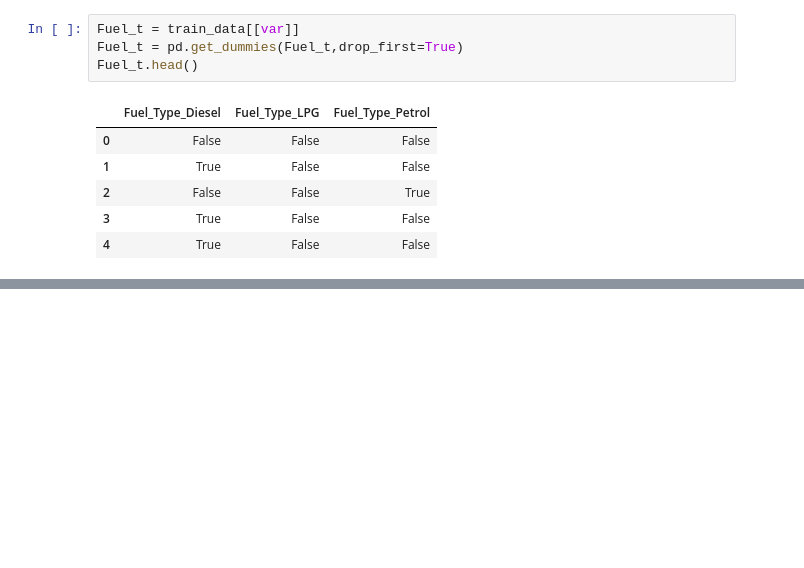
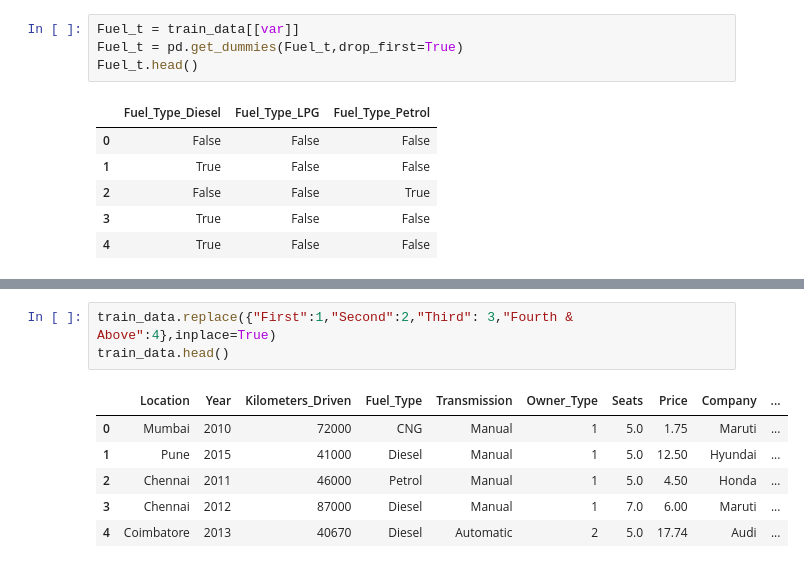
Before and after one commit to itssahilwhat/WorthWheels, a Jupyter notebook: main.ipynb, the cells around one changed output, grey strips where cells are left out. Saved outputs shown, nothing was run; the diff lists cells and outputs as text; blank space fills up the shorter version.

```diff
--- a/main.ipynb
+++ b/main.ipynb
@@ -371,0 +407,10 @@ Fuel_t.head()
+# %%
+train_data.replace({"First":1,"Second":2,"Third": 3,"Fourth & Above":4},inplace=True)
+train_data.head()
+# %% [output]
+|  | Location | Year | Kilometers_Driven | Fuel_Type | Transmission | Owner_Type | Seats | Price | Company | ... |
+| 0 | Mumbai | 2010 | 72000 | CNG | Manual | 1 | 5.0 | 1.75 | Maruti | ... |
+| 1 | Pune | 2015 | 41000 | Diesel | Manual | 1 | 5.0 | 12.50 | Hyundai | ... |
+| 2 | Chennai | 2011 | 46000 | Petrol | Manual | 1 | 5.0 | 4.50 | Honda | ... |
+| 3 | Chennai | 2012 | 87000 | Diesel | Manual | 1 | 7.0 | 6.00 | Maruti | ... |
+| 4 | Coimbatore | 2013 | 40670 | Diesel | Automatic | 2 | 5.0 | 17.74 | Audi | ... |
```
Also changed, not shown: parts of 6 cells of this notebook.
